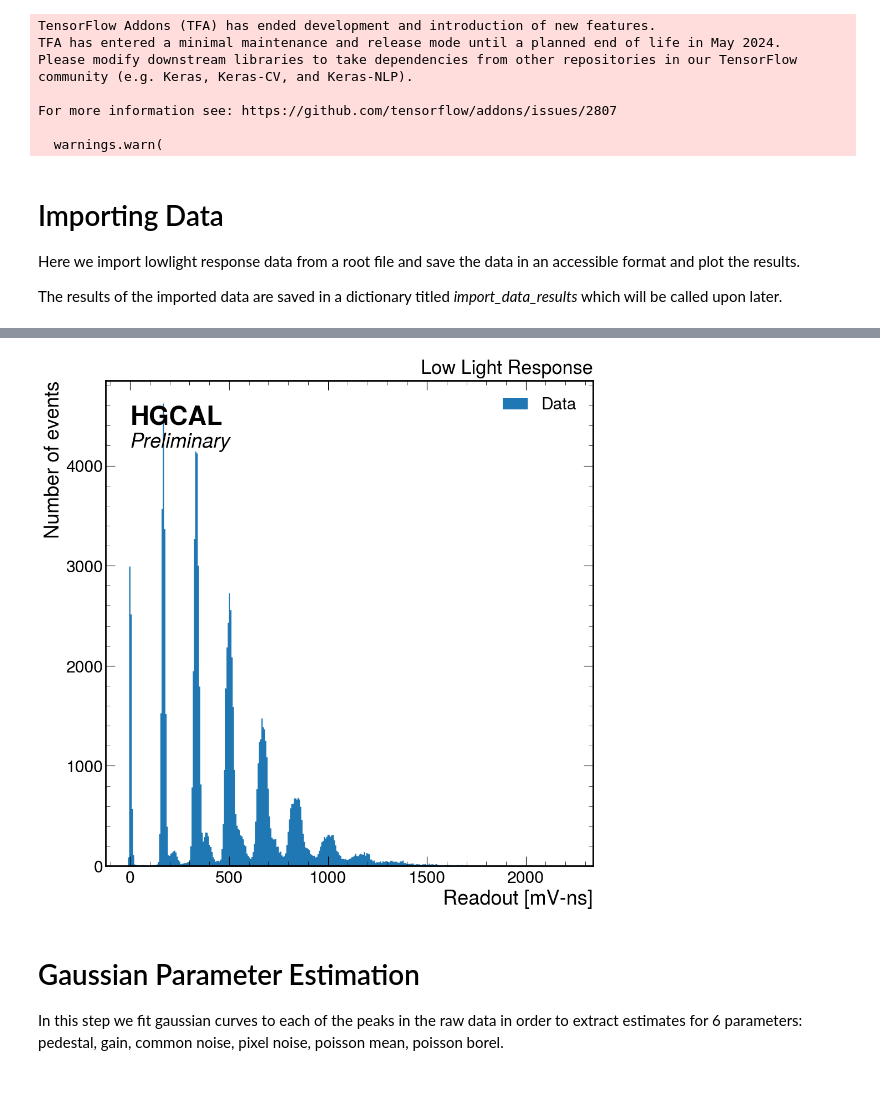
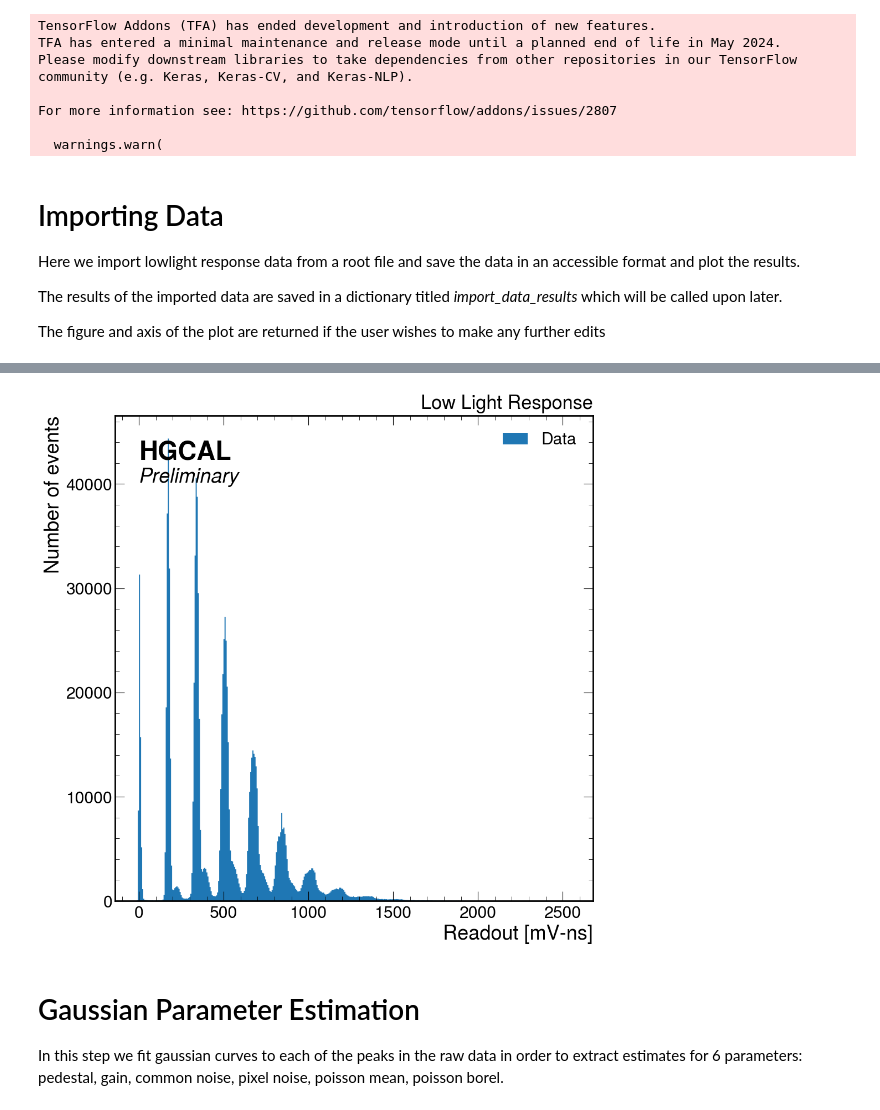
Before and after one commit to UMDCMS/sipmanalyze, a Jupyter notebook: notebooks/low_light_response.ipynb, the cells around one changed output, grey strips where cells are left out. Saved outputs shown, nothing was run; the diff lists cells and outputs as text; code cells hidden in the pictures.

```diff
--- a/notebooks/low_light_response.ipynb
+++ b/notebooks/low_light_response.ipynb
@@ -44,6 +30,8 @@ For more information see: https://github.com/tensorflow/addons/issues/2807
 Here we import lowlight response data from a root file and save the data in an accessible format and plot the results.
 
 The results of the imported data are saved in a dictionary titled _import_data_results_ which will be called upon later.
+
+The figure and axis of the plot are returned if the user wishes to make any further edits
 # %%
 root_1="data/waveform_example.root"
 root_2="data/picoblock_20190430_lasertrigger.root"
@@ -54,9 +42,8 @@ root_6="data/picoblock_laser_54p1_20190429.root"
 root_7="data/picoblock_laser_54p1.root"
 
 starttime=datetime.datetime.now()
-print(starttime)
 
-file_location=root_1
+file_location=root_2
 
 #import the data
 import_data_results=est.import_data(file_location)
@@ -68,4 +54,4 @@ fig,ax = est.plot_import_data(import_data_results)
-[figure, old version]
+[figure, new version]
 # %% [markdown]
 # Gaussian Parameter Estimation
 
```
Also changed, not shown: parts of 15 cells of this notebook, 1 other file.
